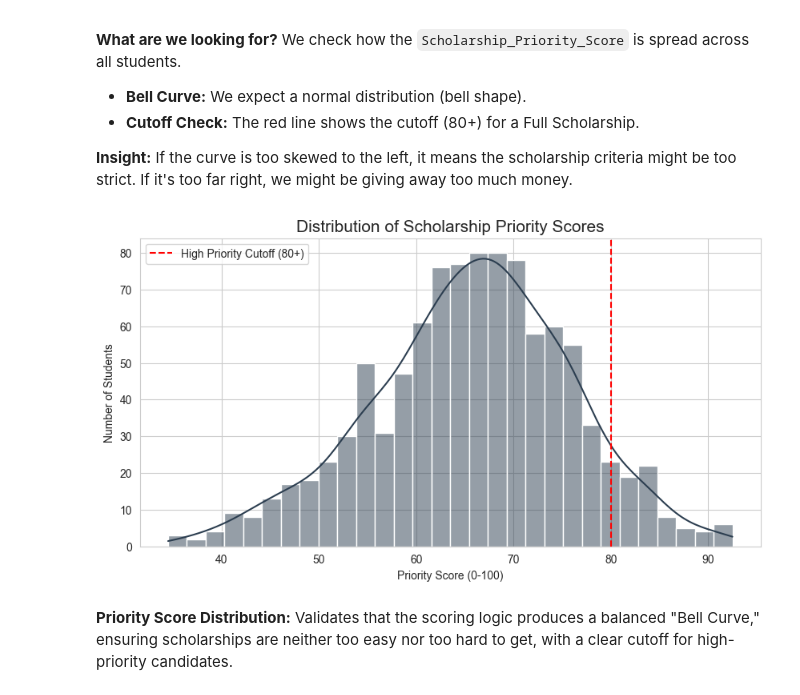
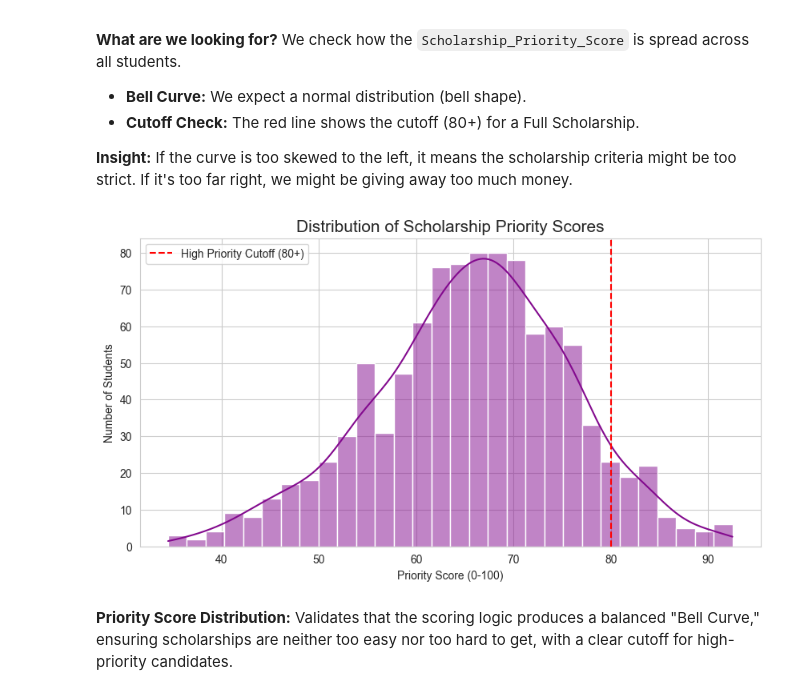
Before and after one commit to rsp45/Scholarship-Predictor-System, a Jupyter notebook: notebooks/2_eda.ipynb, the cells around one changed output. Cells and saved outputs as stored; diff of their text form; code cells hidden in the pictures.

```diff
--- a/notebooks/2_eda.ipynb
+++ b/notebooks/2_eda.ipynb
@@ -49,19 +49,19 @@ If the curve is too skewed to the left, it means the scholarship criteria might
 # %%
 
 # 2. Target Variable Distribution
 
 plt.figure(figsize=(10, 5))
-sns.histplot(df['Scholarship_Priority_Score'], kde=True, color='#2c3e50', bins=30)
+sns.histplot(df['Scholarship_Priority_Score'], kde=True, color="#830a8e", bins=30)
 plt.title('Distribution of Scholarship Priority Scores', fontsize=15)
 plt.xlabel('Priority Score (0-100)')
 plt.ylabel('Number of Students')
 
 # Add a vertical line for the "Likely Selection" cutoff
 plt.axvline(80, color='red', linestyle='--', label='High Priority Cutoff (80+)')
 plt.legend()
 plt.show()
 # %% [output]
-[figure, old version]
+[figure, new version]
 # %% [markdown]
 **Priority Score Distribution:**
 Validates that the scoring logic produces a balanced "Bell Curve," ensuring scholarships are neither too easy nor too hard to get, with a clear cutoff for high-priority candidates.
```
Also changed, not shown: parts of 2 cells of this notebook.
